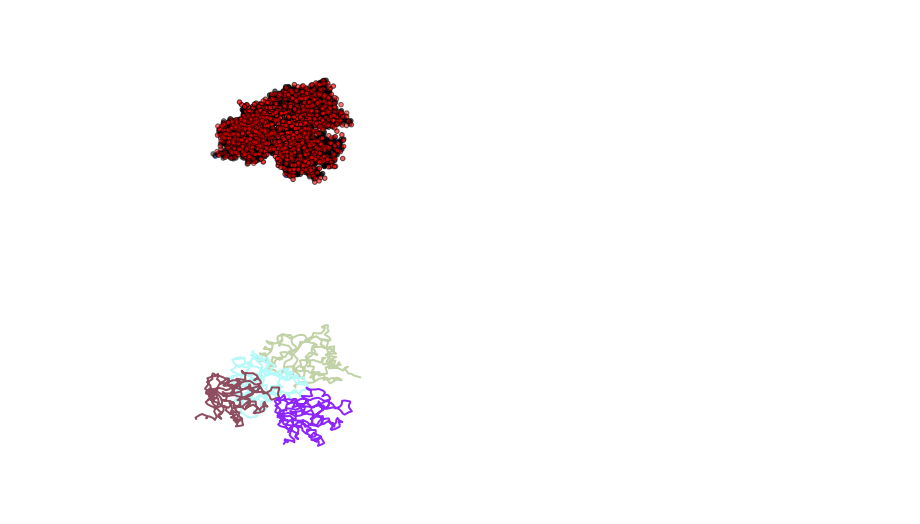
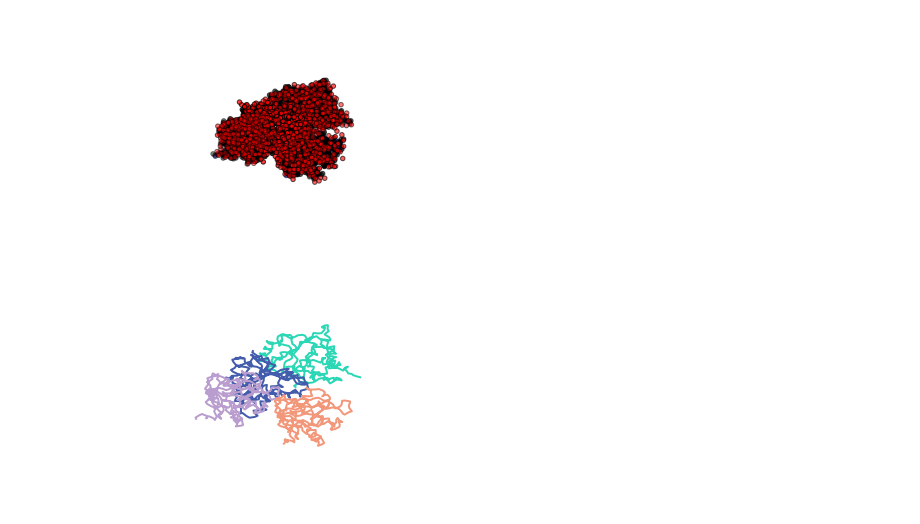
Before and after one commit to acabrelles/protein-viewer, a Jupyter notebook: viewer2d/Matplotlib_notebook.ipynb, the cells around one changed output. Drawn from its saved outputs; the diff is of its cells as text; code cells hidden in the pictures.

```diff
--- a/viewer2d/Matplotlib_notebook.ipynb
+++ b/viewer2d/Matplotlib_notebook.ipynb
@@ -6,9 +6,11 @@ import numpy as np
 import matplotlib.pyplot as plt
 from mpl_toolkits.mplot3d import Axes3D
 
+from molecular_data import resdict, restype, color, colorrgba
+
 #Desglosamos archivo PDB
 parser = PDBParser(QUIET=True,PERMISSIVE=True)
-structure = parser.get_structure('MACROH2A', '1yd9.pdb')
+structure = parser.get_structure('MACROH2A', 'data/1yd9.pdb')
 # %%
 fig = plt.figure()
 ax = fig.add_subplot(111, projection='3d')
@@ -42,16 +29,15 @@ plt.show()
 # %%
 fig = plt.figure()
 ax = fig.add_subplot(111, projection='3d')
-colors = {'C':'black', 'CA':'black', 'CB':'black', 'CG':'black', 'N':'blue', 'O':'red', 'H':'white'}
 
 for chain in structure.get_chains():
         can_atoms = [atom for atom in chain.get_atoms() if atom.get_name() == 'CA' or atom.get_name() == 'N']
         can_coordinates = [atom.coord for atom in can_atoms]
         x,y,z=zip(*can_coordinates)
         ccolor = np.random.rand(3,1)
         ax.plot(x, y, z, c=ccolor, linewidth=2)
         ax.axis("off")
 
 plt.show()
 # %% [output]
-[figure, old version]
+[figure, new version]
```
Also changed, not shown: parts of 6 cells of this notebook, 5 other files.
